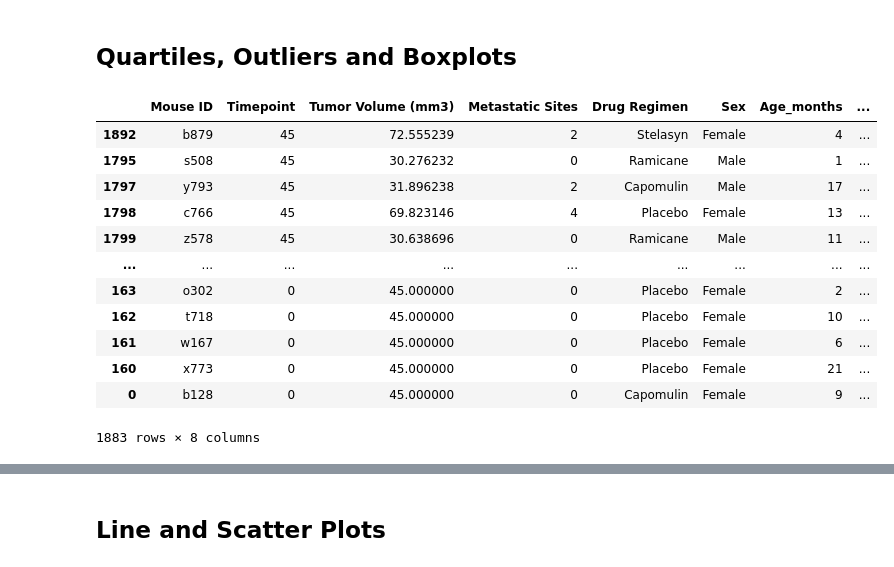
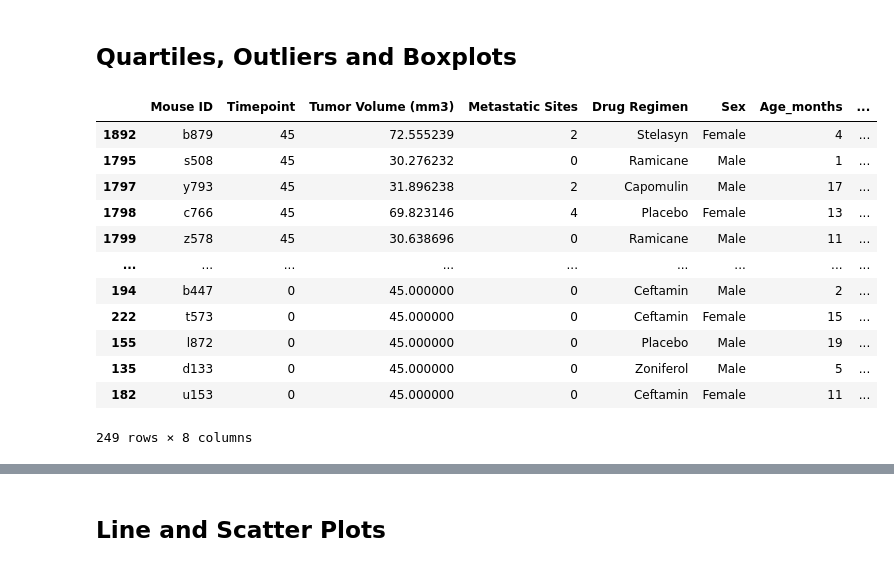
Before and after one commit to robmir22/Matplotlib_Pymaceuticals, a Jupyter notebook: pymaceuticals_starter.ipynb, the cells around one changed output, grey strips where cells are left out. Saved outputs shown, nothing was run; the diff lists cells and outputs as text; code cells hidden in the pictures.

Commit message:
Solved max timepoints issue

```diff
--- a/pymaceuticals_starter.ipynb
+++ b/pymaceuticals_starter.ipynb
@@ -240,25 +237,25 @@ plt.show()
 # %%
 # Calculate the final tumor volume of each mouse across four of the treatment regimens:
 # Capomulin, Ramicane, Infubinol, and Ceftamin
 
 # Start by getting the last (greatest) timepoint for each mouse
 sorted_df = clean_data.sort_values("Timepoint", ascending=False)
-max_timepoints = sorted_df.loc[(new_subset.duplicated(subset=['Mouse ID','Timepoint'],keep=False)) == True ,:]
-dropped_values
+max_timepoints = sorted_df.drop_duplicates(subset=['Mouse ID'],keep="first")
+max_timepoints
 # %% [output]
 |  | Mouse ID | Timepoint | Tumor Volume (mm3) | Metastatic Sites | Drug Regimen | Sex | Age_months | ... |
 | 1892 | b879 | 45 | 72.555239 | 2 | Stelasyn | Female | 4 | ... |
 | 1795 | s508 | 45 | 30.276232 | 0 | Ramicane | Male | 1 | ... |
 | 1797 | y793 | 45 | 31.896238 | 2 | Capomulin | Male | 17 | ... |
 | 1798 | c766 | 45 | 69.823146 | 4 | Placebo | Female | 13 | ... |
 | 1799 | z578 | 45 | 30.638696 | 0 | Ramicane | Male | 11 | ... |
 | ... | ... | ... | ... | ... | ... | ... | ... | ... |
-| 163 | o302 | 0 | 45.000000 | 0 | Placebo | Female | 2 | ... |
-| 162 | t718 | 0 | 45.000000 | 0 | Placebo | Female | 10 | ... |
-| 161 | w167 | 0 | 45.000000 | 0 | Placebo | Female | 6 | ... |
-| 160 | x773 | 0 | 45.000000 | 0 | Placebo | Female | 21 | ... |
-| 0 | b128 | 0 | 45.000000 | 0 | Capomulin | Female | 9 | ... |
+| 194 | b447 | 0 | 45.000000 | 0 | Ceftamin | Male | 2 | ... |
+| 222 | t573 | 0 | 45.000000 | 0 | Ceftamin | Female | 15 | ... |
+| 155 | l872 | 0 | 45.000000 | 0 | Placebo | Male | 19 | ... |
+| 135 | d133 | 0 | 45.000000 | 0 | Zoniferol | Male | 5 | ... |
+| 182 | u153 | 0 | 45.000000 | 0 | Ceftamin | Female | 11 | ... |
-1883 rows × 8 columns
+249 rows × 8 columns
 # %%
 timepoint_df = clean_data.loc[[ (clean_data['Timepoint'].max()) for mouse in y]]
 
```
Also changed, not shown: parts of 3 cells of this notebook.
